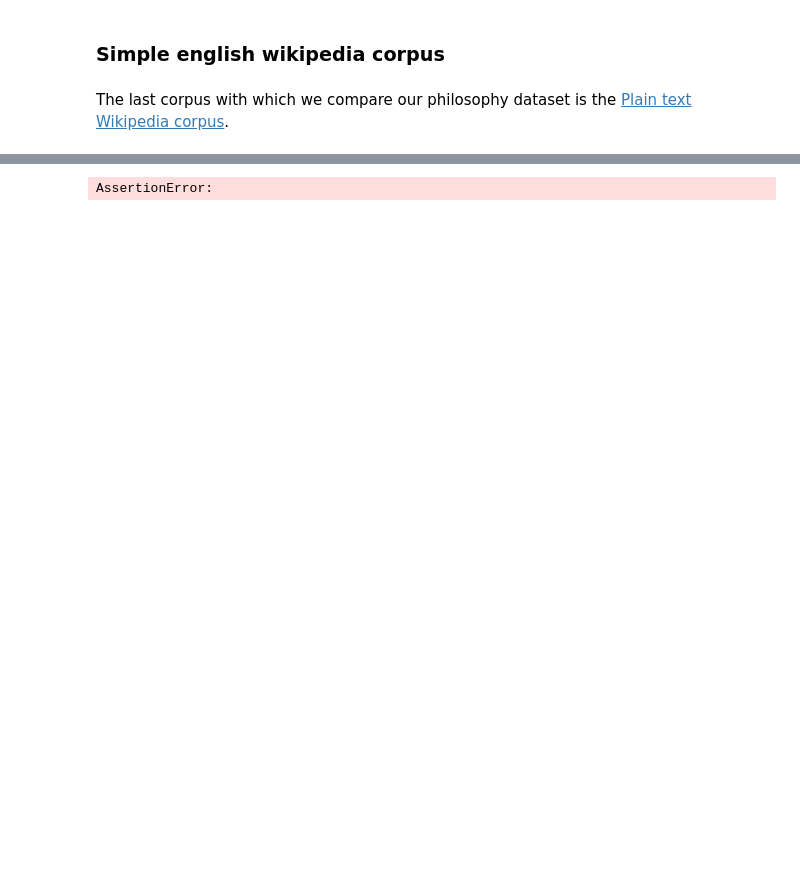
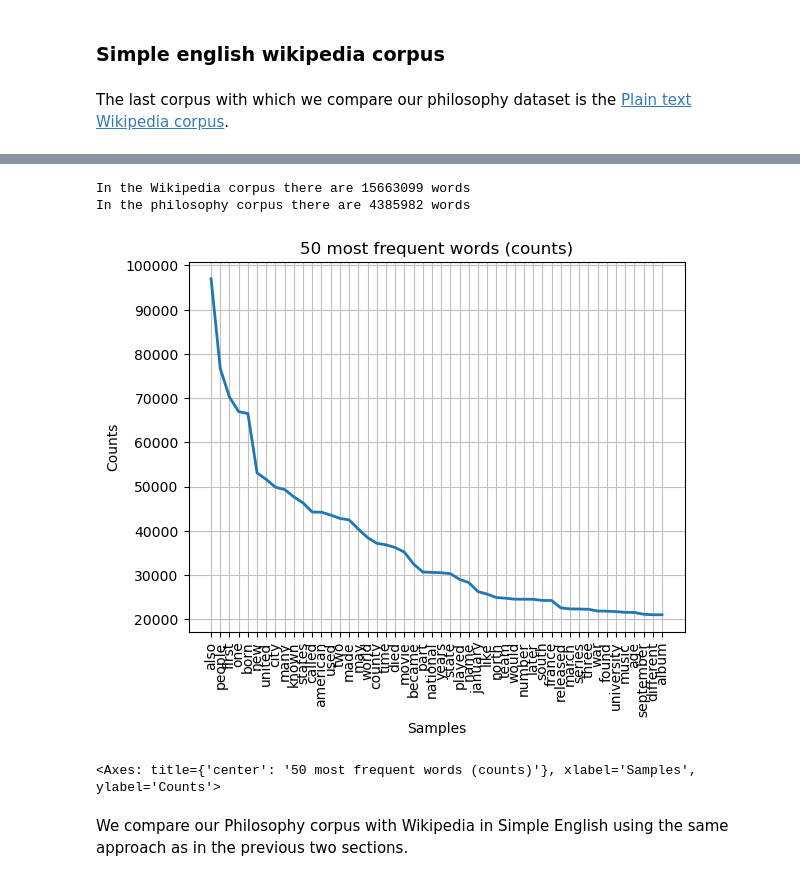
Before and after one commit to giordanoscerra/ProjectAthena, a Jupyter notebook: Exploration/contrastive_analysis.ipynb, the cells around one changed output, grey strips where cells are left out. Drawn from its saved outputs; the diff is of its cells as text; code cells hidden in the pictures; blank space fills up the shorter version.

```diff
--- a/Exploration/contrastive_analysis.ipynb
+++ b/Exploration/contrastive_analysis.ipynb
@@ -531,7 +486,7 @@ Let's try first the brutal analysis that we did in the previous two sections
 WIKI_DIR = 'Exploration/SimpleEnglishWikipedia'
 # %%
 # Yes, we read the whole wikipedia
-filename = os.path.join(BASE_PATH,WIKI_DIR,'AllCombined.txt')
+filename = os.path.join("..",WIKI_DIR,'AllCombined.txt')
 
 with open(filename,'r') as f:
     wiki_words = f.read()
@@ -538,9 +499,19 @@ with open(filename,'r') as f:
+# %%
+pattern = r'\n\n[\w ]+\n\n+(\w)'
+replacement = r'\n\n\1'
+
+wiki_words = re.sub(pattern, replacement, wiki_words)
 # %%
-# We tokenize the whole wikipedia
-wikipedia_tokenized = nltk.word_tokenize(wiki_words)
+threshold = 0.75 # we keep 70% of the mass (less than the other corpora, because this is a much larger corpus)
 
-# we filter away stopwords and non-alphanumeric words
-wikipedia_words = [w for w in wikipedia_tokenized if (w.isalnum() and w.lower() not in stopwords_list)]
+# We tokenize the whole wikipedia (!!) ...
+# ... then we filter away stopwords and non-alphabetic words
+wikipedia_words = [w for w in nltk.word_tokenize(wiki_words) if (w.isalpha() and w.lower() not in stopwords_list)]
 
 # We create a BoW (just counting)
-wikipedia_bow = nltk.FreqDist(wikipedia_words)
+wikipedia_bow = nltk.FreqDist([w.lower() for w in wikipedia_words])
+
+# We create the distribution
+wikipedia_distribution = compute_distribution(wikipedia_bow, threshold)
+
+assert sum(wikipedia_distribution.values()) == 1, "There's a problem in the normalization: sum is not one"
@@ -552,9 +518,13 @@ thresholded_distribution = {key:val for (key,val) in wikipedia_bow.items() if va
-# %%
-# (Re)-Normalize
-total_mass = sum(thresholded_distribution.values())  # thresholded_distribution.N()
-wikipedia_distribution = {k:v/total_mass for (k,v) in thresholded_distribution.items()}
-
-assert sum(wikipedia_distribution.values()) == 1
-print('All is well')
-# %% [output]
-AssertionError:
+# %%
+print(f"In the Wikipedia corpus there are {sum(wikipedia_bow.values())} words")
+print(f"In the philosophy corpus there are {sum(overall_bow.values())} words")
+# %% [output]
+In the Wikipedia corpus there are 15663099 words
+In the philosophy corpus there are 4385982 words
+# %%
+wikipedia_bow.plot(50, title='50 most frequent words (counts)', cumulative=False)
+# %% [output]
+[figure, added]
+<Axes: title={'center': '50 most frequent words (counts)'}, xlabel='Samples', ylabel='Counts'>
+# %% [markdown]
+We compare our Philosophy corpus with Wikipedia in Simple English using the same approach as in the previous two sections.
```
Also changed, not shown: parts of 45 cells of this notebook, 7 other files.
